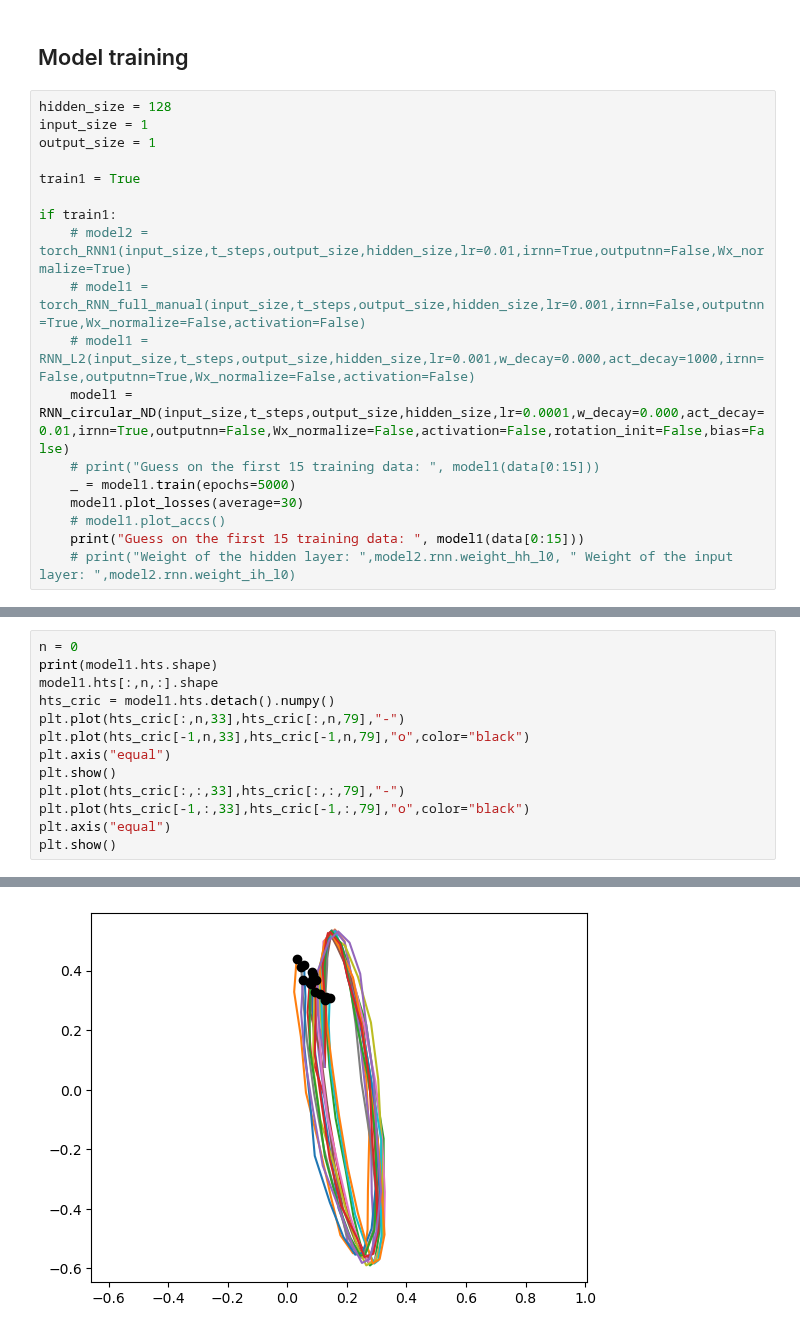
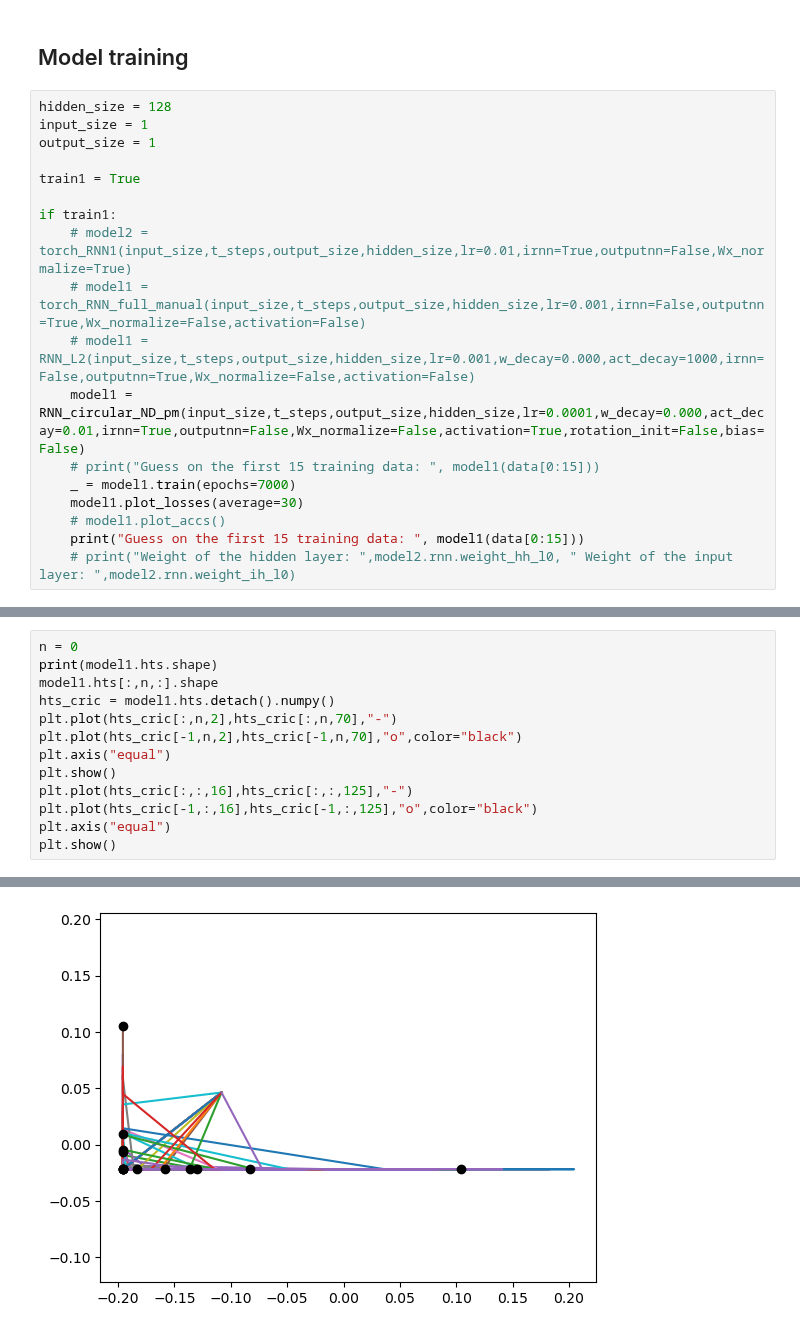
Before and after one commit to bioAI-Oslo/RNN-Adding-Problem-Representations, a Jupyter notebook: notebooks/regularized.ipynb, the cells around one changed output, grey strips where cells are left out. Saved outputs shown, nothing was run; the diff lists cells and outputs as text.

```diff
--- a/notebooks/regularized.ipynb
+++ b/notebooks/regularized.ipynb
@@ -79,9 +79,9 @@ if train1:
     # model2 = torch_RNN1(input_size,t_steps,output_size,hidden_size,lr=0.01,irnn=True,outputnn=False,Wx_normalize=True)
     # model1 = torch_RNN_full_manual(input_size,t_steps,output_size,hidden_size,lr=0.001,irnn=False,outputnn=True,Wx_normalize=False,activation=False)
     # model1 = RNN_L2(input_size,t_steps,output_size,hidden_size,lr=0.001,w_decay=0.000,act_decay=1000,irnn=False,outputnn=True,Wx_normalize=False,activation=False)
-    model1 = RNN_circular_ND(input_size,t_steps,output_size,hidden_size,lr=0.0001,w_decay=0.000,act_decay=0.01,irnn=True,outputnn=False,Wx_normalize=False,activation=False,rotation_init=False,bias=False)
+    model1 = RNN_circular_ND_pm(input_size,t_steps,output_size,hidden_size,lr=0.0001,w_decay=0.000,act_decay=0.01,irnn=True,outputnn=False,Wx_normalize=False,activation=True,rotation_init=False,bias=False)
     # print("Guess on the first 15 training data: ", model1(data[0:15]))
-    _ = model1.train(epochs=5000)
+    _ = model1.train(epochs=7000)
     model1.plot_losses(average=30)
     # model1.plot_accs()
     print("Guess on the first 15 training data: ", model1(data[0:15]))
@@ -123,12 +125,12 @@ n = 0
 print(model1.hts.shape)
 model1.hts[:,n,:].shape
 hts_cric = model1.hts.detach().numpy()
-plt.plot(hts_cric[:,n,33],hts_cric[:,n,79],"-")
-plt.plot(hts_cric[-1,n,33],hts_cric[-1,n,79],"o",color="black")
+plt.plot(hts_cric[:,n,2],hts_cric[:,n,70],"-")
+plt.plot(hts_cric[-1,n,2],hts_cric[-1,n,70],"o",color="black")
 plt.axis("equal")
 plt.show()
-plt.plot(hts_cric[:,:,33],hts_cric[:,:,79],"-")
-plt.plot(hts_cric[-1,:,33],hts_cric[-1,:,79],"o",color="black")
+plt.plot(hts_cric[:,:,16],hts_cric[:,:,125],"-")
+plt.plot(hts_cric[-1,:,16],hts_cric[-1,:,125],"o",color="black")
 plt.axis("equal")
 plt.show()
 # %% [output]
@@ -137,4 +139,4 @@ torch.Size([21, 15, 128])
-[figure, old version]
+[figure, new version]
 # %%
 # See what dimension has the highest values
 
```
Also changed, not shown: parts of 20 cells of this notebook, 2 other files.
